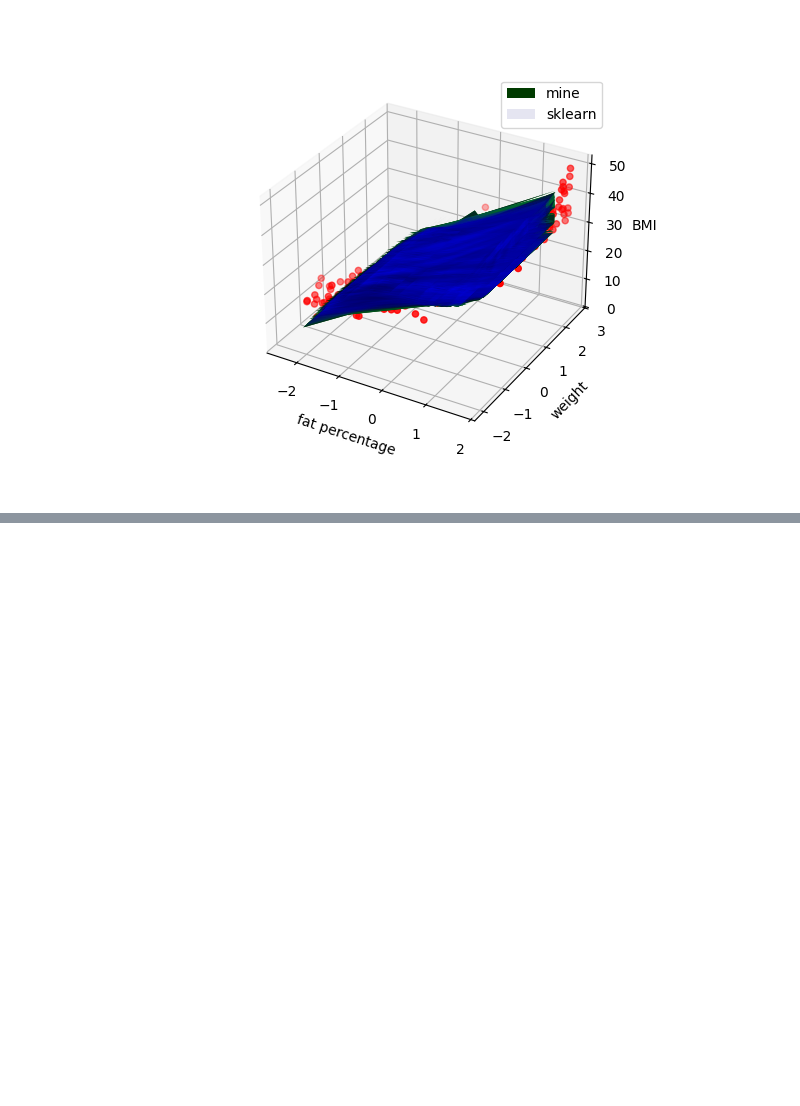
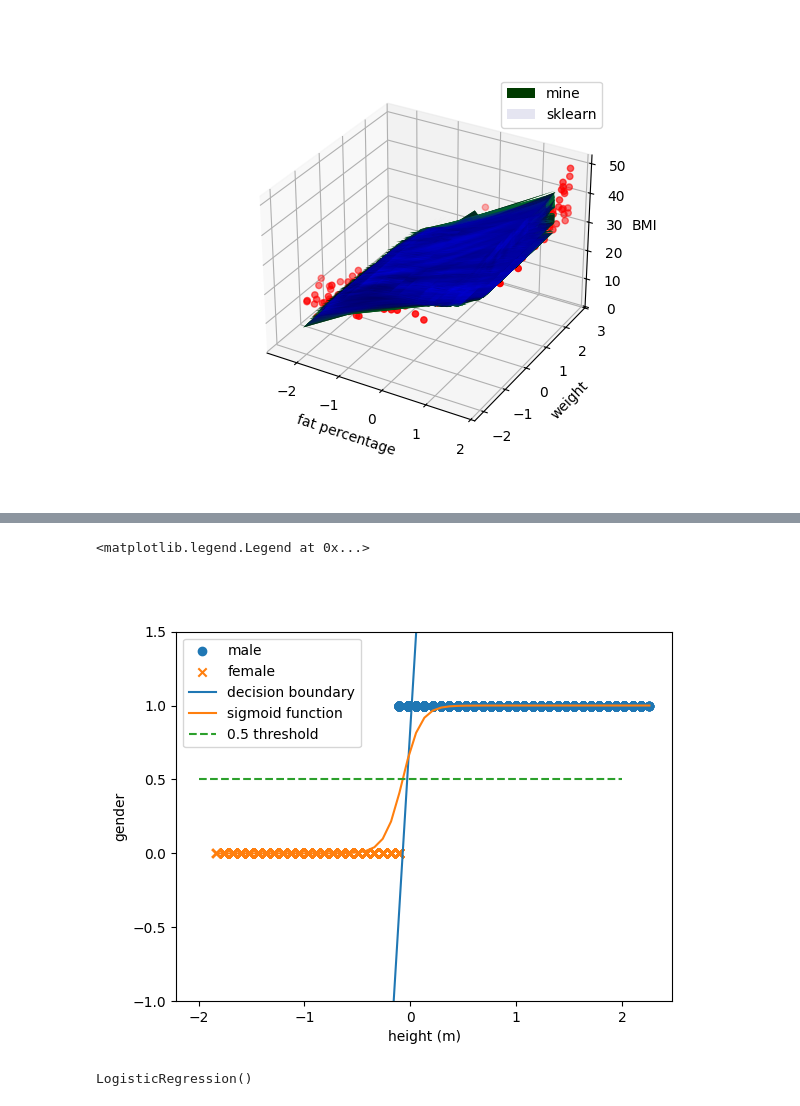
Before and after one commit to Pourixa/life-style-analyze, a Jupyter notebook: main.ipynb, the cells around one changed output, grey strips where cells are left out. Drawn from its saved outputs; the diff is of its cells as text; code cells hidden in the pictures; blank space fills up the shorter version.

```diff
--- a/main.ipynb
+++ b/main.ipynb
@@ -394,0 +471,29 @@ ax4.legend()
+# %%
+z=w4 * x4 + b4
+z=z.reshape(-1)
+fig6, ax6 = plt.subplots()
+ax6.scatter((x4[len(female):len(female)+len(male)]), male, marker="o", label="male")
+ax6.scatter(x4[:len(female)], female, marker="x", label="female")
+ax6.set_xlabel("height (m)")
+ax6.set_ylabel("gender")
+ax6.set_ylim(-1,1.5)
+ax6.plot(x4,z, label='decision boundary')
+ax6.plot(x4,sigmoid(z),label='sigmoid function')
+ax6.plot(np.linspace(-2,2,10),np.linspace(0.5,0.5,10),label="0.5 threshold",linestyle="dashed")
+ax6.legend()
+# %% [output]
+<matplotlib.legend.Legend at 0x...>
+[figure, added]
+# %%
+# sklearn logistic
+xs4=x4
+
+standardizer = sklearn.preprocessing.StandardScaler()
+model3 = sklearn.linear_model.LogisticRegression()
+
+xs4=standardizer.fit_transform(xs4.reshape(-1,1))
+
+
+model3.fit(xs4,y,)
+# %% [output]
+LogisticRegression()
```
Also changed, not shown: parts of 10 cells of this notebook.
